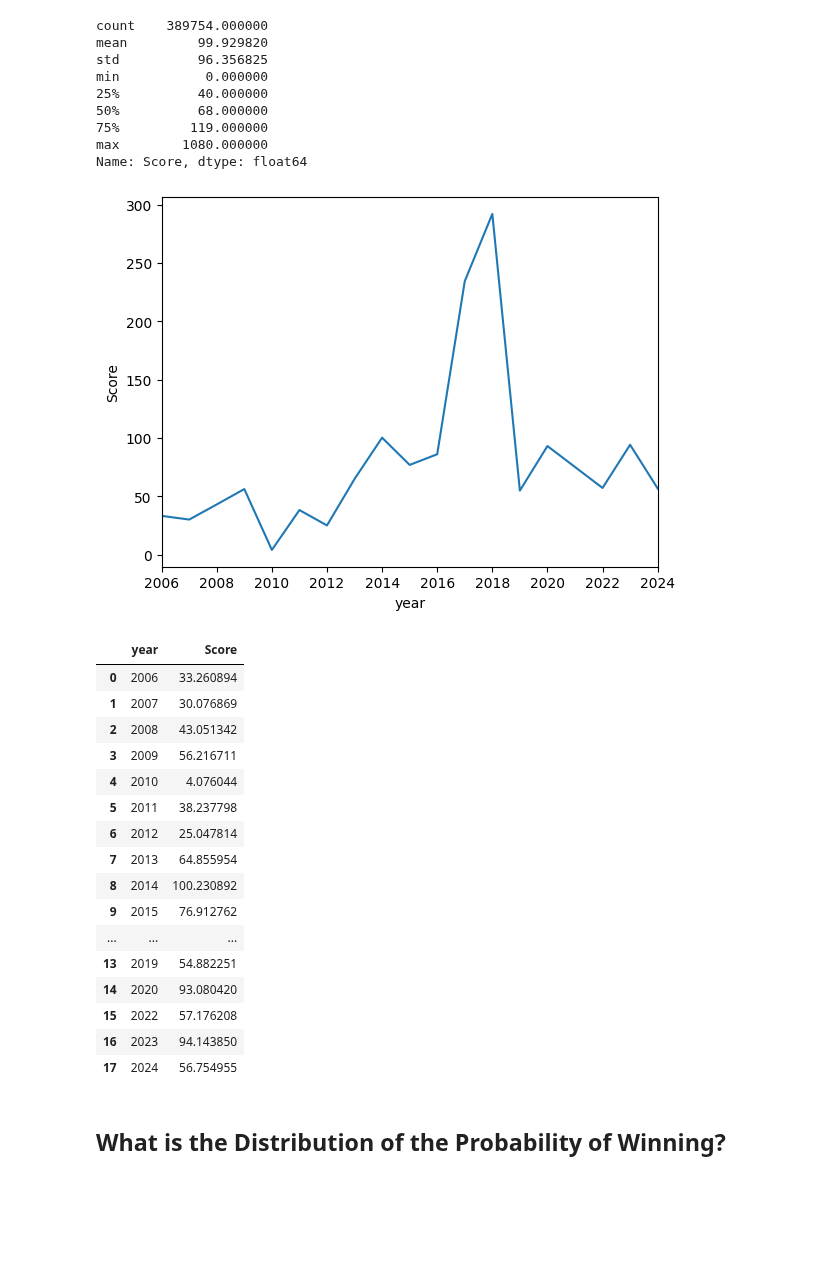
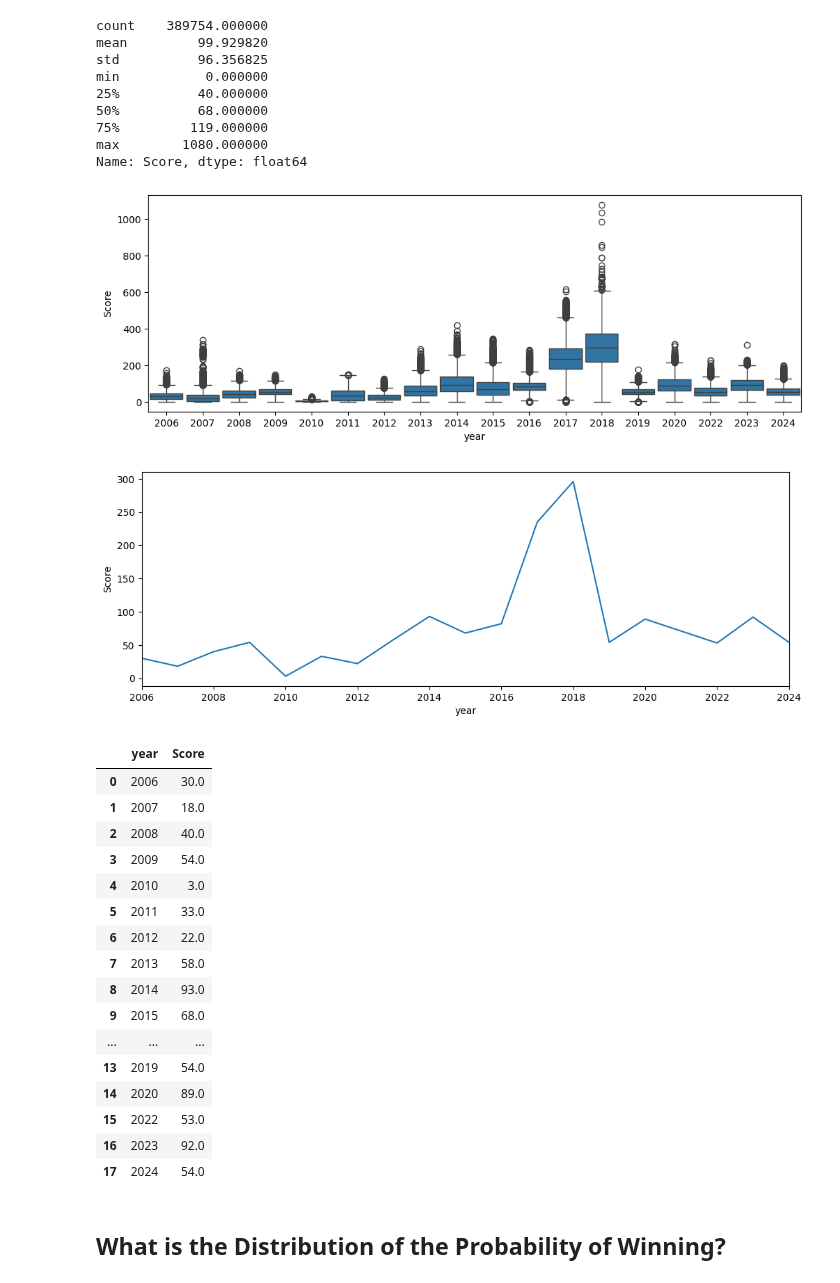
Before and after one commit to FairportRobotics/game-intelligence, a Jupyter notebook: exploratory-data-analysis.ipynb, the cells around one changed output. Cells and saved outputs as stored; diff of their text form; code cells hidden in the pictures; blank space fills up the shorter version.

```diff
--- a/exploratory-data-analysis.ipynb
+++ b/exploratory-data-analysis.ipynb
@@ -82,39 +84,49 @@ min           0.000000
 75%         119.000000
 max        1080.000000
 Name: Score, dtype: float64
+# %%
+viz_data = df[['year', 'scoreRedFinal']].rename({'scoreRedFinal':'Score'}, axis=1).dropna()
+# Do the same thing for the blue alliance, and append it to the bottom
+viz_data = pd.concat([viz_data, df[['year','scoreBlueFinal']].rename({'scoreBlueFinal':'Score'}, axis=1).dropna()])
+plt.figure(figsize=(12,4))
+sns.boxplot(x='year', y='Score', data=viz_data, width=0.9)
+plt.show()
+# %% [output]
+[figure, added]
 # %%
 viz_data = df[['year', 'scoreRedFinal']].rename({'scoreRedFinal':'Score'}, axis=1).dropna()
 # Do the same thing for the blue alliance, and append it to the bottom
 viz_data = pd.concat([viz_data, df[['year','scoreBlueFinal']].rename({'scoreBlueFinal':'Score'}, axis=1).dropna()])
 # Get the average points scored by year
-viz_data = viz_data.groupby('year')['Score'].mean().reset_index()
+viz_data = viz_data.groupby('year')['Score'].median().reset_index()
 # Create a line plot to see the tred
-fig, ax = plt.subplots()
-sns.lineplot(data=viz_data, x="year", y="Score")
-ax.set_xlim(viz_data['year'].min(), viz_data['year'].max())
+#fig, ax = plt.subplots()
+plt.figure(figsize=(12,4))
+graph = sns.lineplot(data=viz_data, x="year", y="Score")
+graph.set(xlim=(viz_data['year'].min(), viz_data['year'].max()))
 plt.show()
 # %% [output]
-[figure, old version]
+[figure, new version]
 # %%
 viz_data
 # %% [output]
 |  | year | Score |
-| 0 | 2006 | 33.260894 |
-| 1 | 2007 | 30.076869 |
-| 2 | 2008 | 43.051342 |
-| 3 | 2009 | 56.216711 |
-| 4 | 2010 | 4.076044 |
-| 5 | 2011 | 38.237798 |
-| 6 | 2012 | 25.047814 |
-| 7 | 2013 | 64.855954 |
-| 8 | 2014 | 100.230892 |
-| 9 | 2015 | 76.912762 |
+| 0 | 2006 | 30.0 |
+| 1 | 2007 | 18.0 |
+| 2 | 2008 | 40.0 |
+| 3 | 2009 | 54.0 |
+| 4 | 2010 | 3.0 |
+| 5 | 2011 | 33.0 |
+| 6 | 2012 | 22.0 |
+| 7 | 2013 | 58.0 |
+| 8 | 2014 | 93.0 |
+| 9 | 2015 | 68.0 |
 | ... | ... | ... |
-| 13 | 2019 | 54.882251 |
-| 14 | 2020 | 93.080420 |
-| 15 | 2022 | 57.176208 |
-| 16 | 2023 | 94.143850 |
-| 17 | 2024 | 56.754955 |
+| 13 | 2019 | 54.0 |
+| 14 | 2020 | 89.0 |
+| 15 | 2022 | 53.0 |
+| 16 | 2023 | 92.0 |
+| 17 | 2024 | 54.0 |
 # %% [markdown]
 ## What is the Distribution of the Probability of Winning?
 # %%
```
Also changed, not shown: parts of 4 cells of this notebook.
